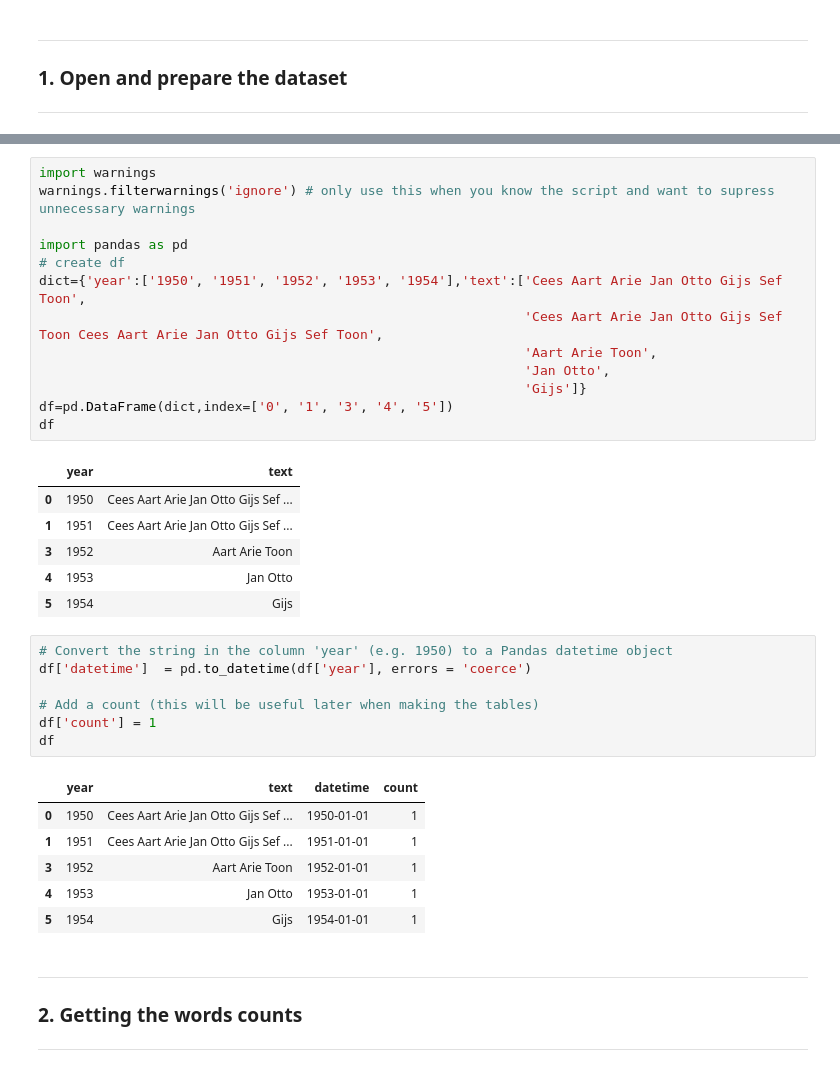
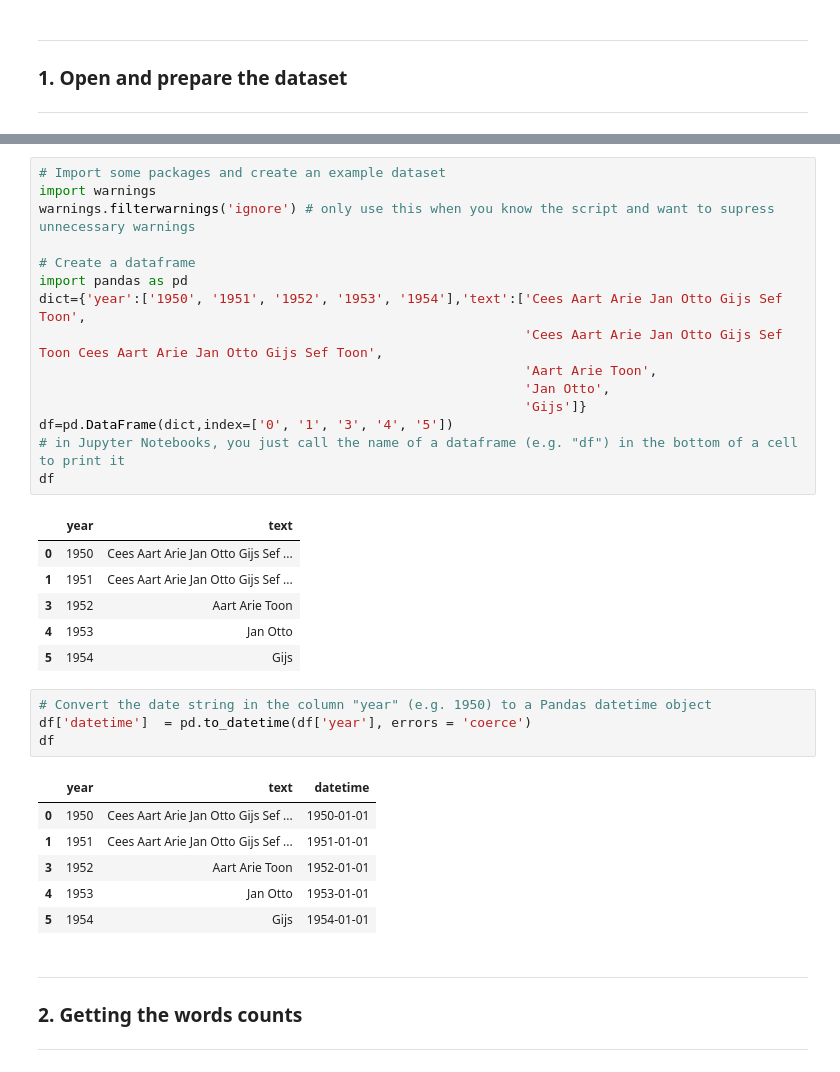
Before and after one commit to renswilderom/renswilderom.github.io, a Jupyter notebook: _notebooks/Word counts.ipynb, the cells around one changed output, grey strips where cells are left out. Saved outputs shown, nothing was run; the diff lists cells and outputs as text.

```diff
--- a/_notebooks/Word counts.ipynb
+++ b/_notebooks/Word counts.ipynb
@@ -9,15 +13,17 @@
 # %%
+# Import some packages and create an example dataset
 import warnings
 warnings.filterwarnings('ignore') # only use this when you know the script and want to supress unnecessary warnings
 
+# Create a dataframe
 import pandas as pd
-# create df
 dict={'year':['1950', '1951', '1952', '1953', '1954'],'text':['Cees Aart Arie Jan Otto Gijs Sef Toon',
                                                               'Cees Aart Arie Jan Otto Gijs Sef Toon Cees Aart Arie Jan Otto Gijs Sef Toon',
                                                               'Aart Arie Toon',
                                                               'Jan Otto',
                                                               'Gijs']}
 df=pd.DataFrame(dict,index=['0', '1', '3', '4', '5'])
+# in Jupyter Notebooks, you just call the name of a dataframe (e.g. "df") in the bottom of a cell to print it
 df
 # %% [output]
 |  | year | text |
@@ -27,19 +33,16 @@ df
 | 4 | 1953 | Jan Otto |
 | 5 | 1954 | Gijs |
 # %%
-# Convert the string in the column 'year' (e.g. 1950) to a Pandas datetime object
+# Convert the date string in the column "year" (e.g. 1950) to a Pandas datetime object
 df['datetime']  = pd.to_datetime(df['year'], errors = 'coerce')
-
-# Add a count (this will be useful later when making the tables)
-df['count'] = 1
 df
 # %% [output]
-|  | year | text | datetime | count |
-| 0 | 1950 | Cees Aart Arie Jan Otto Gijs Sef ... | 1950-01-01 | 1 |
-| 1 | 1951 | Cees Aart Arie Jan Otto Gijs Sef ... | 1951-01-01 | 1 |
-| 3 | 1952 | Aart Arie Toon | 1952-01-01 | 1 |
-| 4 | 1953 | Jan Otto | 1953-01-01 | 1 |
-| 5 | 1954 | Gijs | 1954-01-01 | 1 |
+|  | year | text | datetime |
+| 0 | 1950 | Cees Aart Arie Jan Otto Gijs Sef ... | 1950-01-01 |
+| 1 | 1951 | Cees Aart Arie Jan Otto Gijs Sef ... | 1951-01-01 |
+| 3 | 1952 | Aart Arie Toon | 1952-01-01 |
+| 4 | 1953 | Jan Otto | 1953-01-01 |
+| 5 | 1954 | Gijs | 1954-01-01 |
 # %% [markdown]
 ***
 
```
Also changed, not shown: parts of 4 cells of this notebook, 1 other file.
